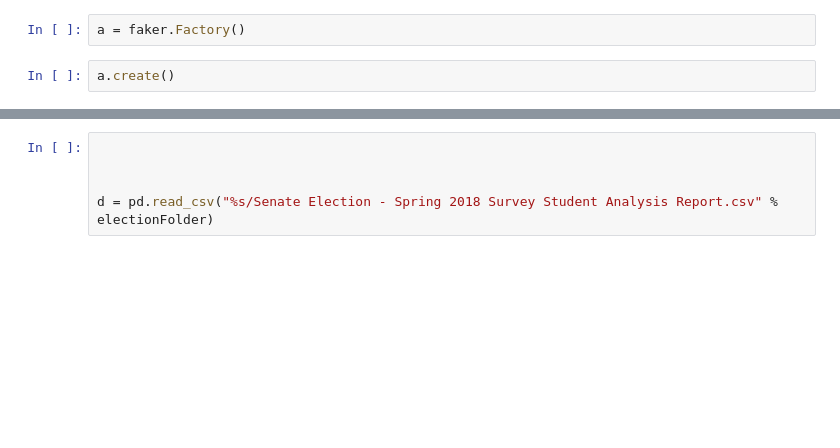
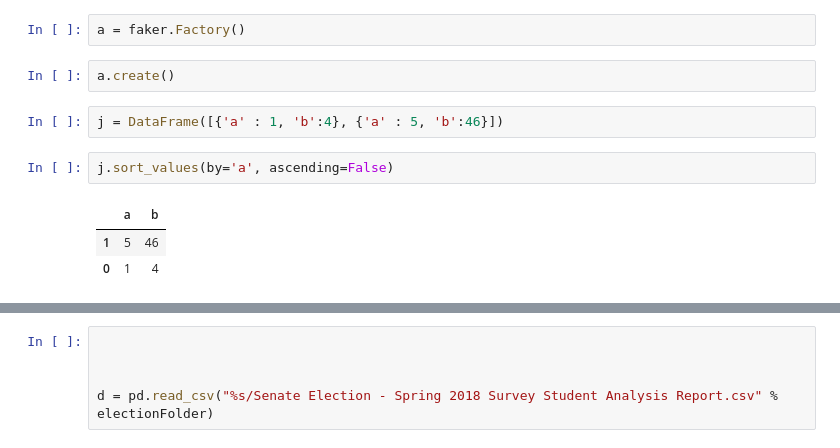
Before and after one commit to AdamSwenson/csun-election-management, a Jupyter notebook: notebooks/Senate Election Returns Reporting.ipynb, the cells around one changed output, grey strips where cells are left out. Drawn from its saved outputs; the diff is of its cells as text; blank space fills up the shorter version.

```diff
--- a/notebooks/Senate Election Returns Reporting.ipynb
+++ b/notebooks/Senate Election Returns Reporting.ipynb
@@ -344,3 +344,11 @@ import faker
 a = faker.Factory()
 # %%
 a.create()
+# %%
+j = DataFrame([{'a' : 1, 'b':4}, {'a' : 5, 'b':46}])
+# %%
+j.sort_values(by='a', ascending=False)
+# %% [output]
+|  | a | b |
+| 1 | 5 | 46 |
+| 0 | 1 | 4 |
```
Also changed, not shown: parts of 1 cell of this notebook, 1 other file.
